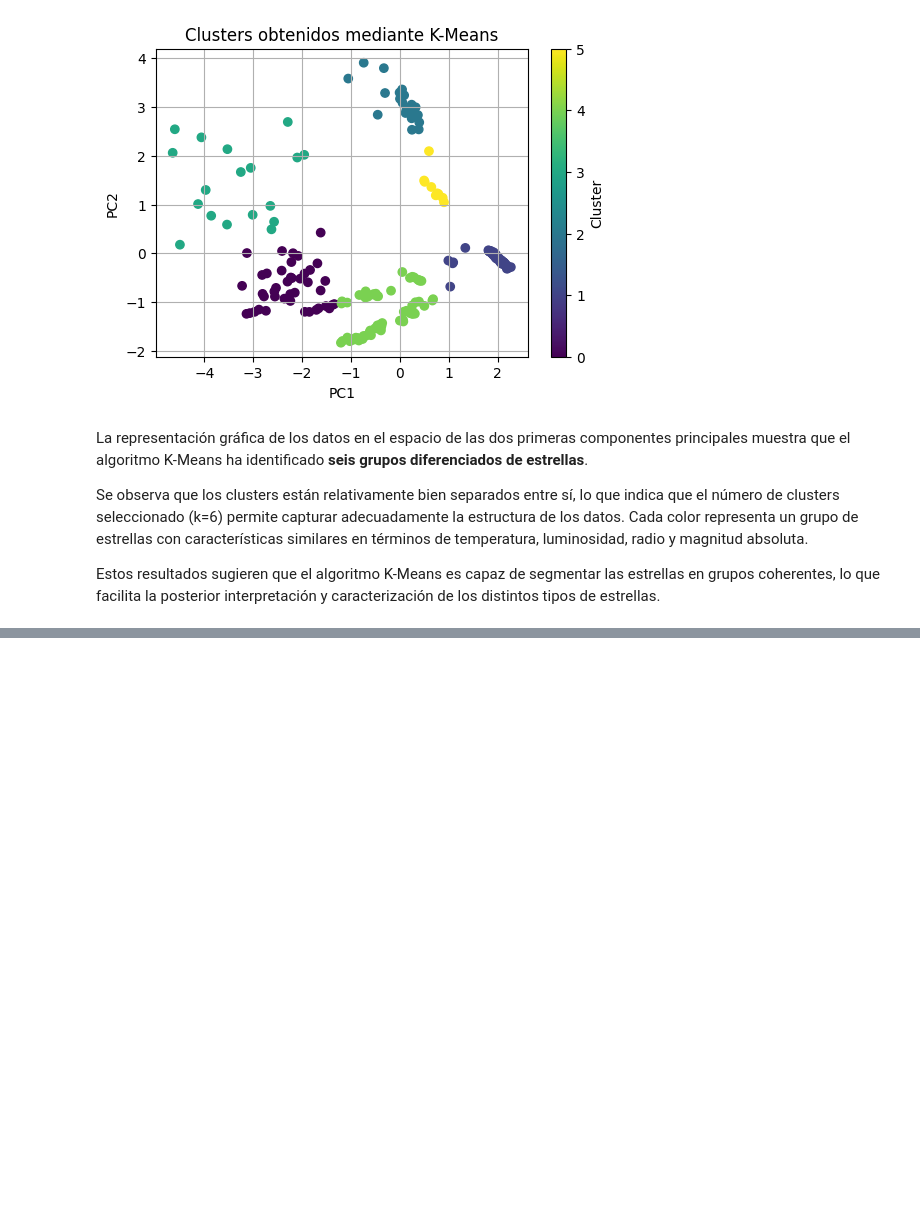
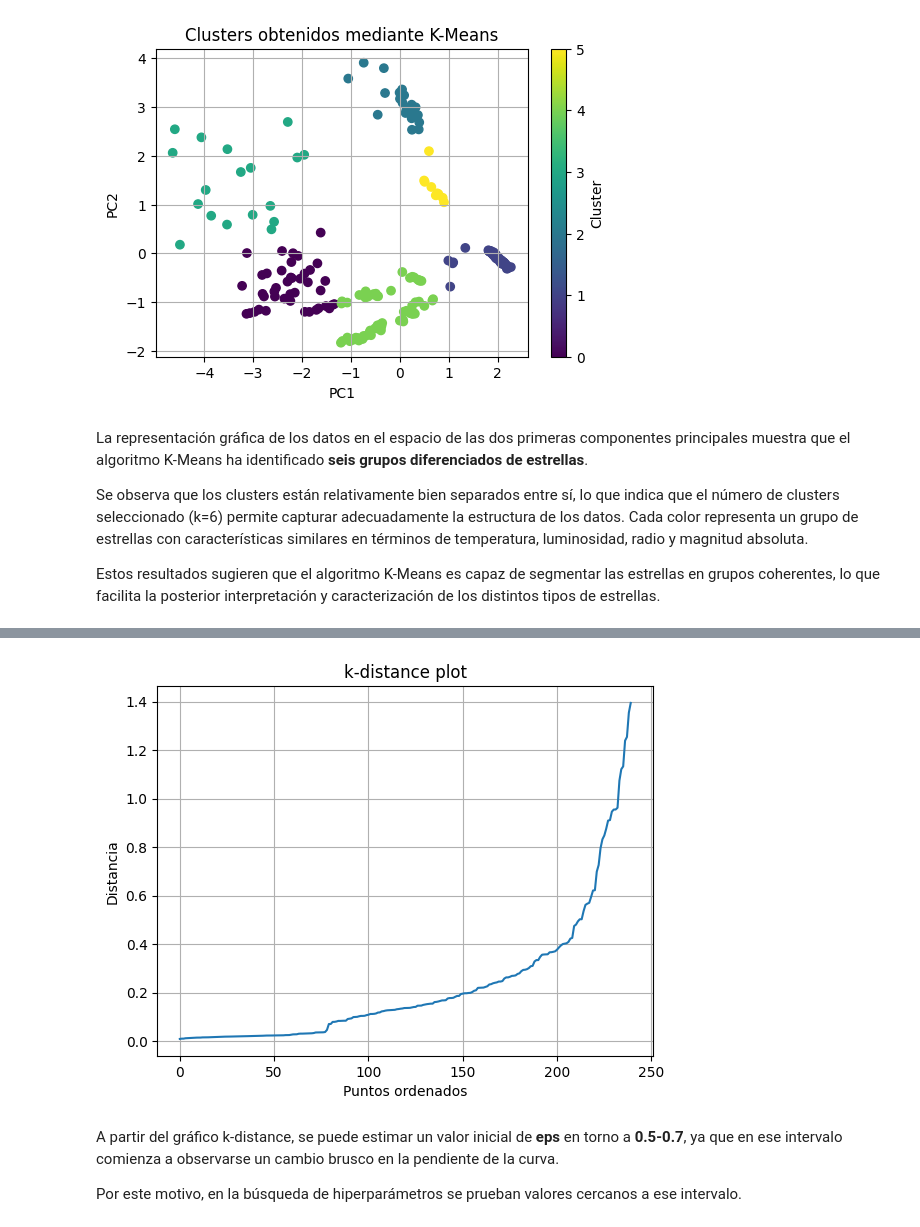
Before and after one commit to 100495785/Grupo17_Practica2, a Jupyter notebook: Practica2_estrellas.ipynb, the cells around one changed output, grey strips where cells are left out. Drawn from its saved outputs; the diff is of its cells as text; code cells hidden in the pictures; blank space fills up the shorter version.

```diff
--- a/Practica2_estrellas.ipynb
+++ b/Practica2_estrellas.ipynb
@@ -443,0 +597,22 @@ Estos resultados sugieren que el algoritmo K-Means es capaz de segmentar las est
+# %%
+from sklearn.neighbors import NearestNeighbors
+import numpy as np
+
+neighbors = NearestNeighbors(n_neighbors=5)
+neighbors_fit = neighbors.fit(X_pca)
+distances, indices = neighbors_fit.kneighbors(X_pca)
+
+distances = np.sort(distances[:,4])
+
+plt.plot(distances)
+plt.title("k-distance plot")
+plt.xlabel("Puntos ordenados")
+plt.ylabel("Distancia")
+plt.grid(True)
+plt.show()
+# %% [output]
+[figure, added]
+# %% [markdown]
+A partir del gráfico k-distance, se puede estimar un valor inicial de **eps** en torno a **0.5-0.7**, ya que en ese intervalo comienza a observarse un cambio brusco en la pendiente de la curva.
+
+Por este motivo, en la búsqueda de hiperparámetros se prueban valores cercanos a ese intervalo.
```
Also changed, not shown: parts of 38 cells of this notebook.
